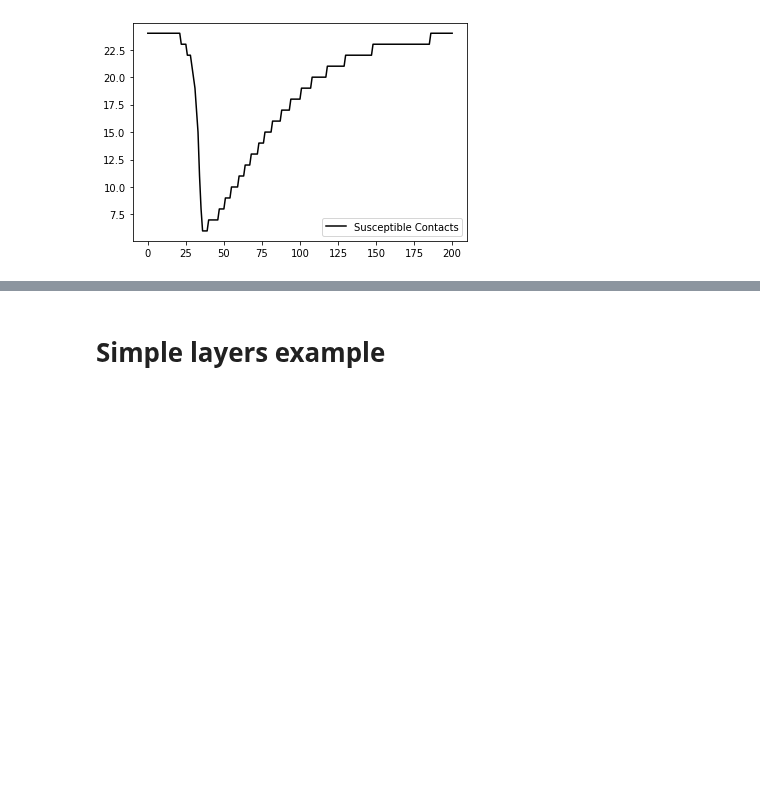
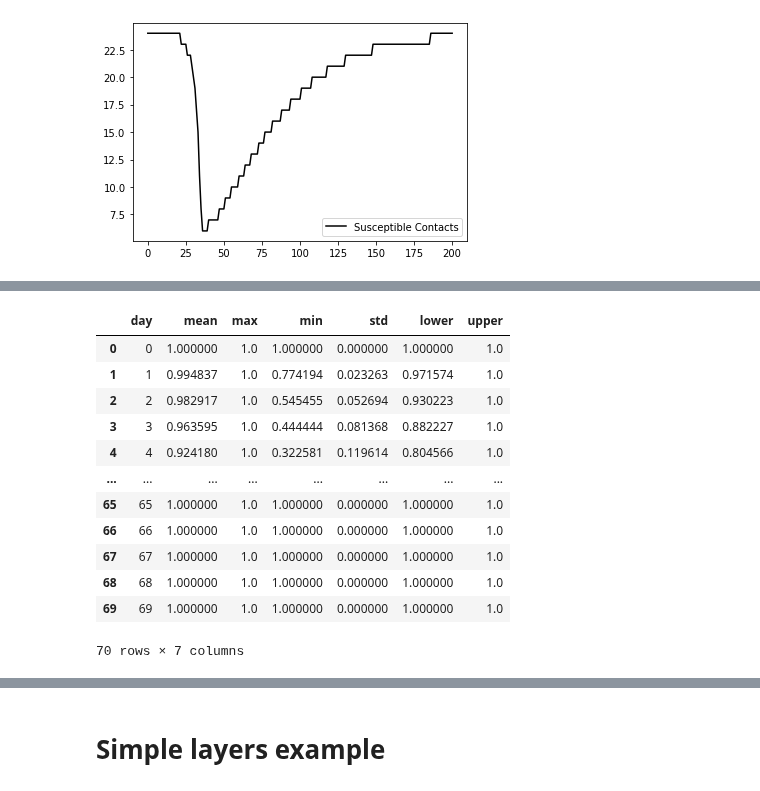
Before and after one commit to JimmyCalvoMonge/AdaptiveNetworks, a Jupyter notebook: network_experiments.ipynb, the cells around one changed output, grey strips where cells are left out. Cells and saved outputs as stored; diff of their text form; code cells hidden in the pictures; blank space fills up the shorter version.

```diff
--- a/network_experiments.ipynb
+++ b/network_experiments.ipynb
@@ -1076,0 +1090,24 @@ plt.legend(loc="lower right")
+# %%
+df_agg = bepcontacts_long_norm.copy()
+df_agg = df_agg[df_agg['day']<70]
+df_agg = df_agg.groupby(['day'], as_index=False).agg({'norm_value': ['mean', 'max', 'min', 'std']})
+df_agg.columns = df_agg.columns.droplevel()
+df_agg.columns = ['day', 'mean', 'max', 'min', 'std']
+df_agg['lower'] = df_agg['mean'] - df_agg['std']
+df_agg['upper'] = df_agg['mean'] + df_agg['std']
+df_agg['upper'] = df_agg['upper'].apply(lambda x: min(x, 1))
+df_agg
+# %% [output]
+|  | day | mean | max | min | std | lower | upper |
+| 0 | 0 | 1.000000 | 1.0 | 1.000000 | 0.000000 | 1.000000 | 1.0 |
+| 1 | 1 | 0.994837 | 1.0 | 0.774194 | 0.023263 | 0.971574 | 1.0 |
+| 2 | 2 | 0.982917 | 1.0 | 0.545455 | 0.052694 | 0.930223 | 1.0 |
+| 3 | 3 | 0.963595 | 1.0 | 0.444444 | 0.081368 | 0.882227 | 1.0 |
+| 4 | 4 | 0.924180 | 1.0 | 0.322581 | 0.119614 | 0.804566 | 1.0 |
+| ... | ... | ... | ... | ... | ... | ... | ... |
+| 65 | 65 | 1.000000 | 1.0 | 1.000000 | 0.000000 | 1.000000 | 1.0 |
+| 66 | 66 | 1.000000 | 1.0 | 1.000000 | 0.000000 | 1.000000 | 1.0 |
+| 67 | 67 | 1.000000 | 1.0 | 1.000000 | 0.000000 | 1.000000 | 1.0 |
+| 68 | 68 | 1.000000 | 1.0 | 1.000000 | 0.000000 | 1.000000 | 1.0 |
+| 69 | 69 | 1.000000 | 1.0 | 1.000000 | 0.000000 | 1.000000 | 1.0 |
+70 rows × 7 columns
```
Also changed, not shown: parts of 17 cells of this notebook, 1 other file.
